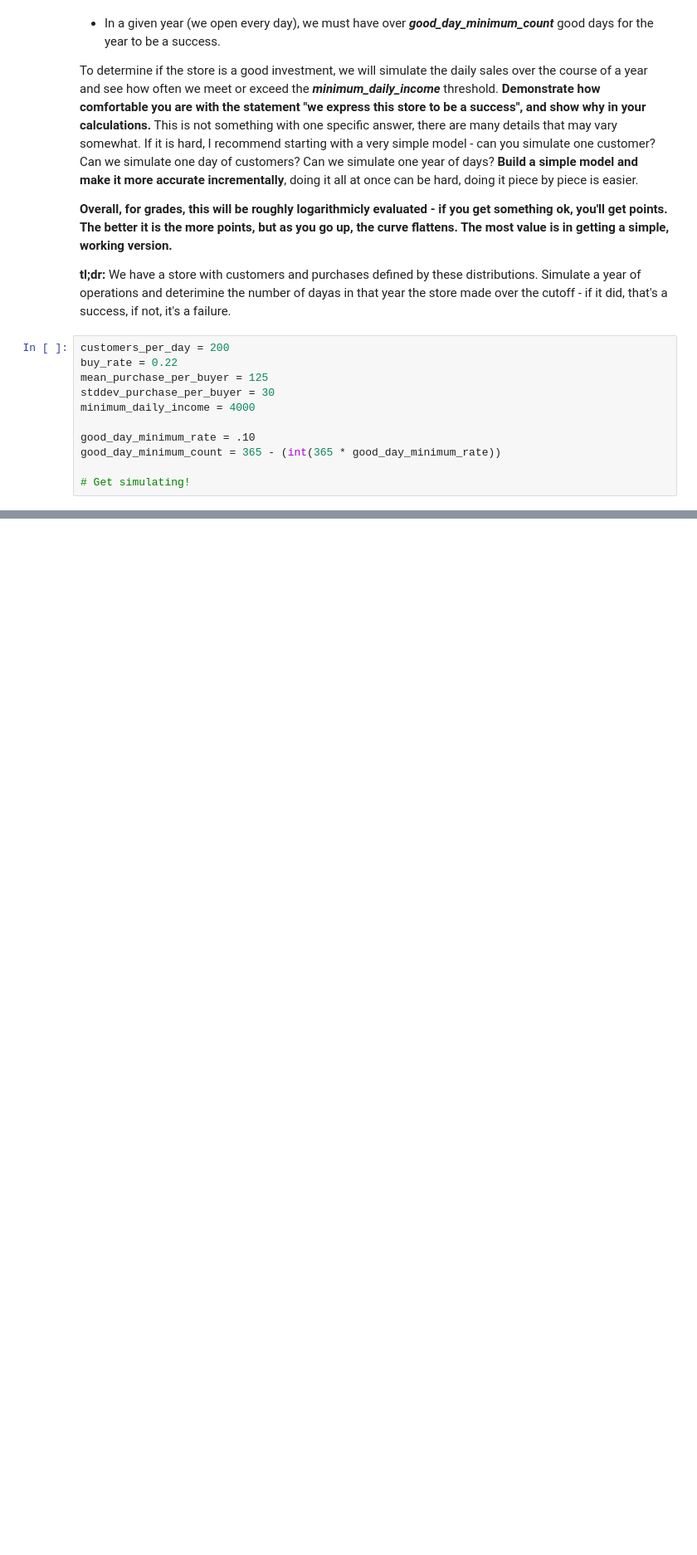
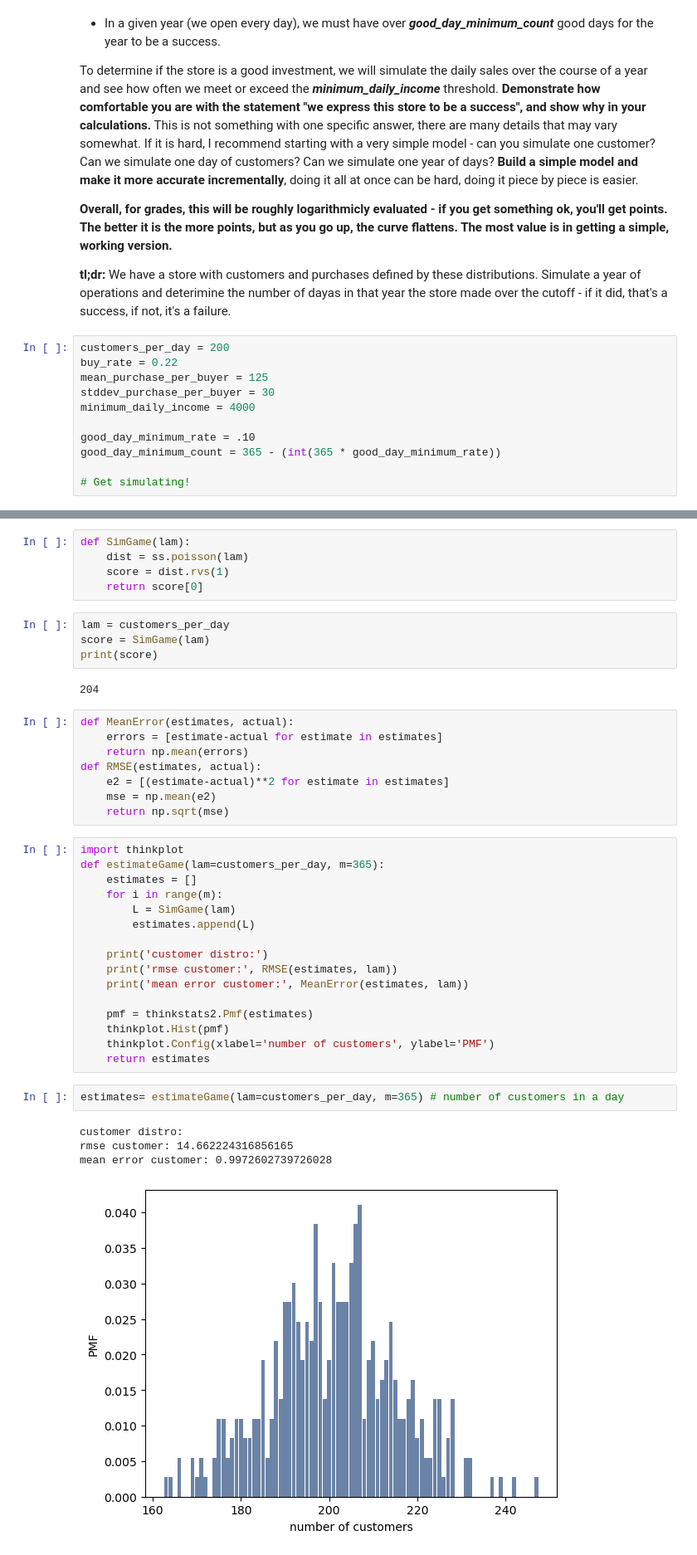
Before and after one commit to AkeemSemperDataScience/data3450-exam-1-haeldatawrapper, a Jupyter notebook: START_Exam_1.ipynb, the cells around one changed output, grey strips where cells are left out. Shown at 83% size. Drawn from its saved outputs; the diff is of its cells as text; blank space fills up the shorter version.

```diff
--- a/START_Exam_1.ipynb
+++ b/START_Exam_1.ipynb
@@ -117,0 +247,42 @@ good_day_minimum_count = 365 - (int(365 * good_day_minimum_rate))
+# %%
+def SimGame(lam):
+    dist = ss.poisson(lam)
+    score = dist.rvs(1)
+    return score[0]
+# %%
+lam = customers_per_day
+score = SimGame(lam)
+print(score)
+# %% [output]
+204
+# %%
+def MeanError(estimates, actual):
+    errors = [estimate-actual for estimate in estimates]
+    return np.mean(errors)
+def RMSE(estimates, actual):
+    e2 = [(estimate-actual)**2 for estimate in estimates]
+    mse = np.mean(e2)
+    return np.sqrt(mse)
+# %%
+import thinkplot
+def estimateGame(lam=customers_per_day, m=365):
+    estimates = []
+    for i in range(m):
+        L = SimGame(lam)
+        estimates.append(L)
+
+    print('customer distro:')
+    print('rmse customer:', RMSE(estimates, lam))
+    print('mean error customer:', MeanError(estimates, lam))
+
+    pmf = thinkstats2.Pmf(estimates)
+    thinkplot.Hist(pmf)
+    thinkplot.Config(xlabel='number of customers', ylabel='PMF')
+    return estimates
+# %%
+estimates= estimateGame(lam=customers_per_day, m=365) # number of customers in a day
+# %% [output]
+customer distro:
+rmse customer: 14.662224316856165
+mean error customer: 0.9972602739726028
+[figure, added]
```
Also changed, not shown: parts of 19 cells of this notebook.
